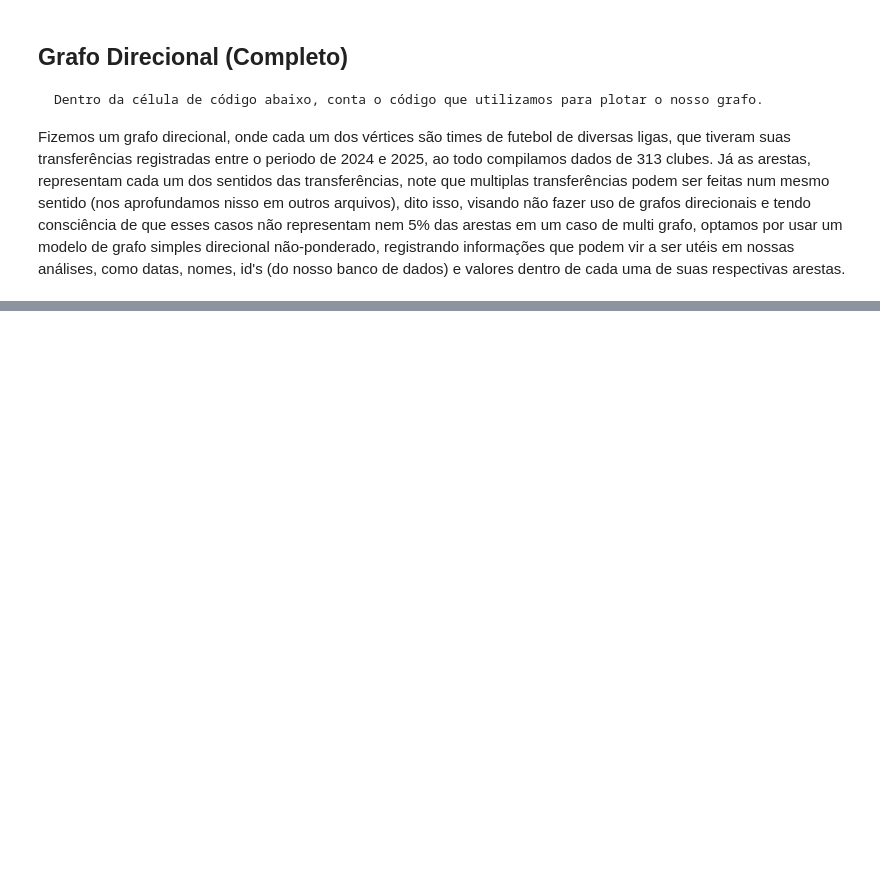
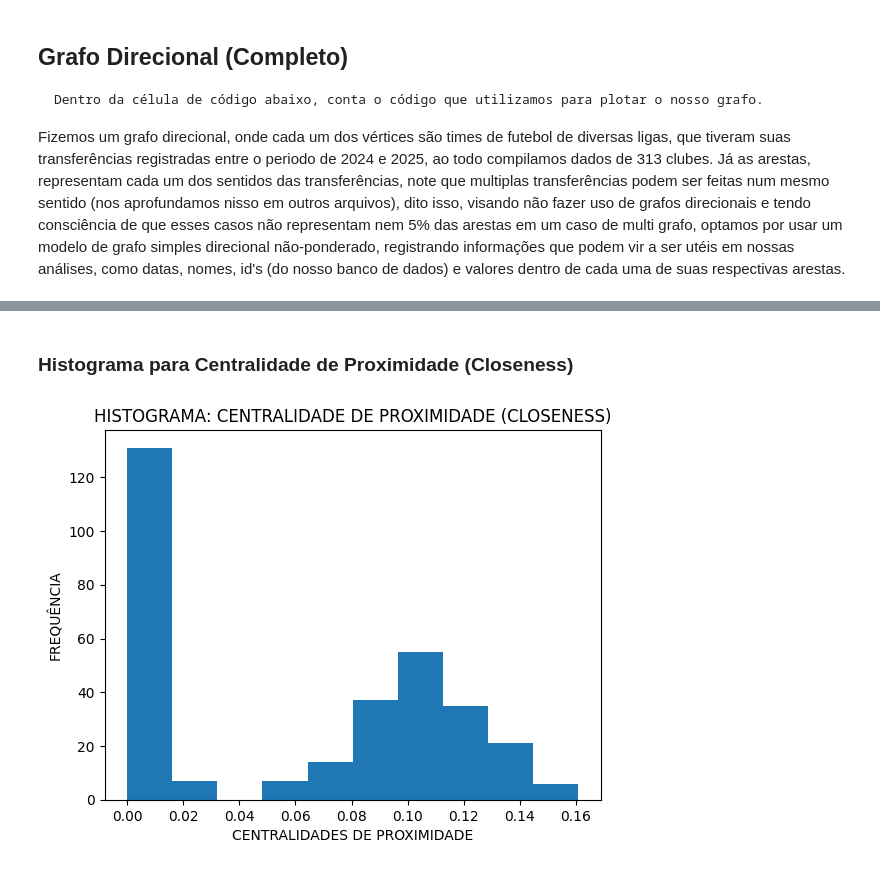
Before and after one commit to falcaoalvinho/projeto-cr-ufabc, a Jupyter notebook: plotagem.ipynb, the cells around one changed output, grey strips where cells are left out. Cells and saved outputs as stored; diff of their text form; code cells hidden in the pictures; blank space fills up the shorter version.

```diff
--- a/plotagem.ipynb
+++ b/plotagem.ipynb
@@ -62,0 +106,14 @@ ARESTAS DO GRAFO: 508
+# %% [markdown]
+### Histograma para Centralidade de Proximidade (Closeness)
+# %%
+dados = []
+for chave, valor in cent_proximidade.items():
+    dados.append(valor)
+
+plt.hist(dados, bins=10)
+plt.xlabel("CENTRALIDADES DE PROXIMIDADE")
+plt.ylabel("FREQUÊNCIA")
+plt.title("HISTOGRAMA: CENTRALIDADE DE PROXIMIDADE (CLOSENESS)")
+plt.show()
+# %% [output]
+[figure, added]
```
Also changed, not shown: parts of 17 cells of this notebook, 2 other files.
